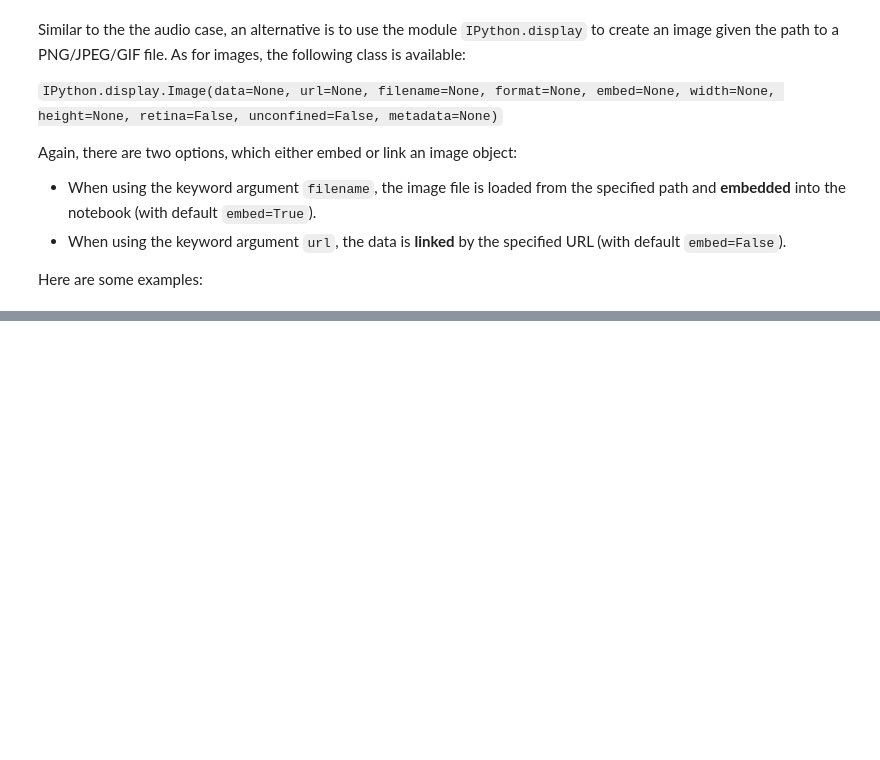
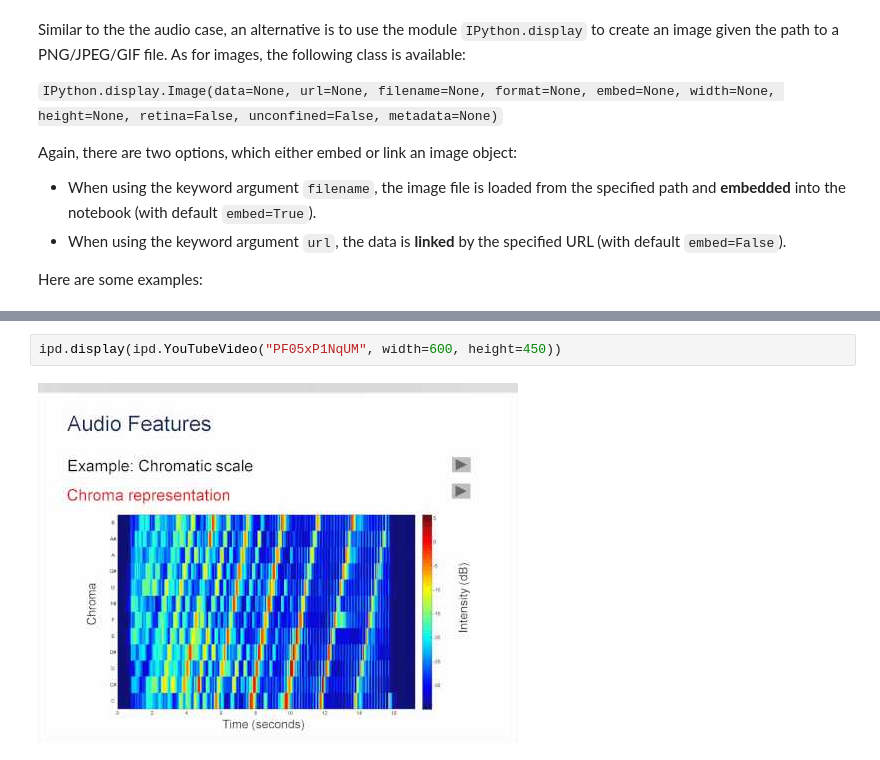
Before and after one commit to rahiakela/audio-processing-research-and-practice, a Jupyter notebook: fundamentals-of-music-processing/01-basics/01_multimedia_basics.ipynb, the cells around one changed output, grey strips where cells are left out. Cells and saved outputs as stored; diff of their text form; blank space fills up the shorter version.

```diff
--- a/fundamentals-of-music-processing/01-basics/01_multimedia_basics.ipynb
+++ b/fundamentals-of-music-processing/01-basics/01_multimedia_basics.ipynb
@@ -148,0 +235,4 @@ Here are some examples:
+# %%
+ipd.display(ipd.YouTubeVideo("PF05xP1NqUM", width=600, height=450))
+# %% [output]
+[figure, added]
```
Also changed, not shown: parts of 19 cells of this notebook.
